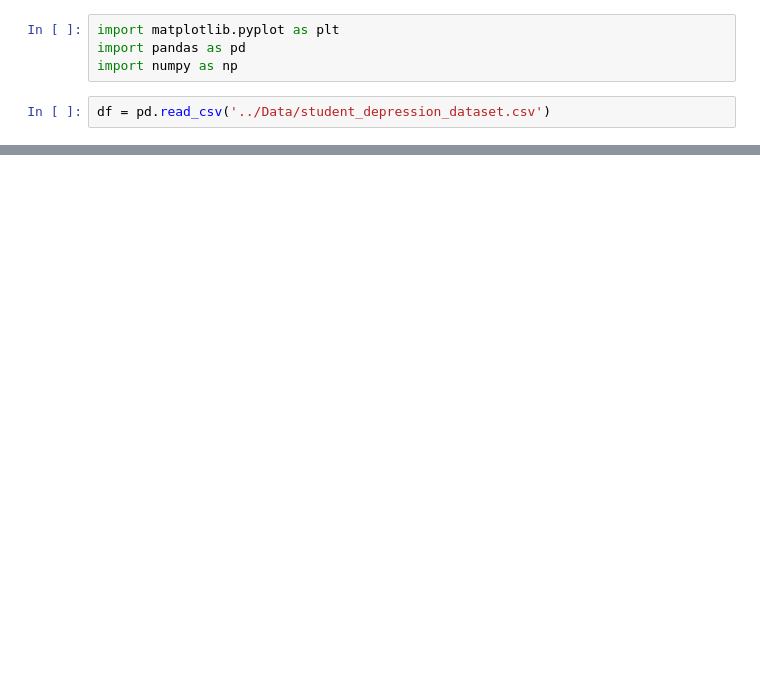
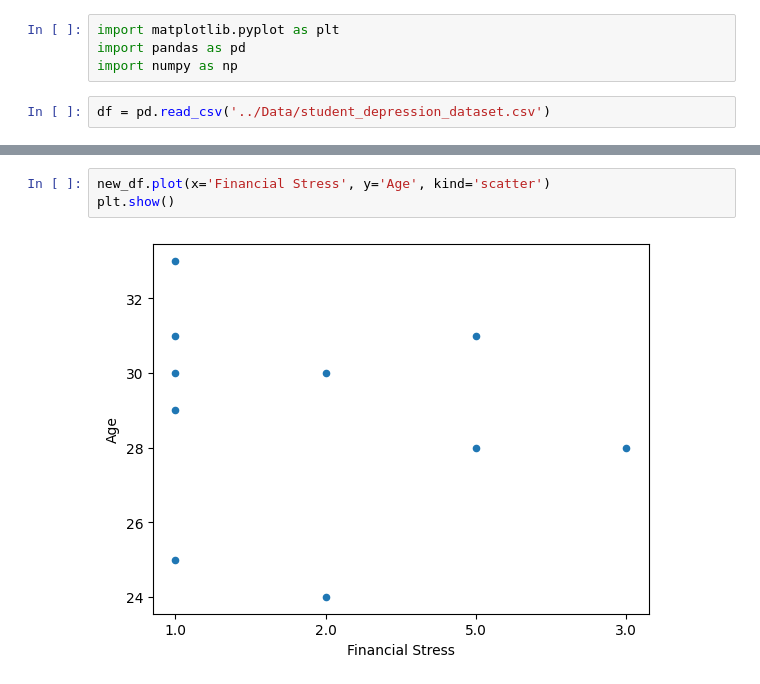
Before and after one commit to felixkdharma/Python, a Jupyter notebook: Training/Data Visualiztion.ipynb, the cells around one changed output, grey strips where cells are left out. Saved outputs shown, nothing was run; the diff lists cells and outputs as text; blank space fills up the shorter version.

```diff
--- a/Training/Data Visualiztion.ipynb
+++ b/Training/Data Visualiztion.ipynb
@@ -54,0 +73,5 @@ df = pd.read_csv('../Data/student_depression_dataset.csv')
+# %%
+new_df.plot(x='Financial Stress', y='Age', kind='scatter')
+plt.show()
+# %% [output]
+[figure, added]
```
Also changed, not shown: parts of 7 cells of this notebook.
